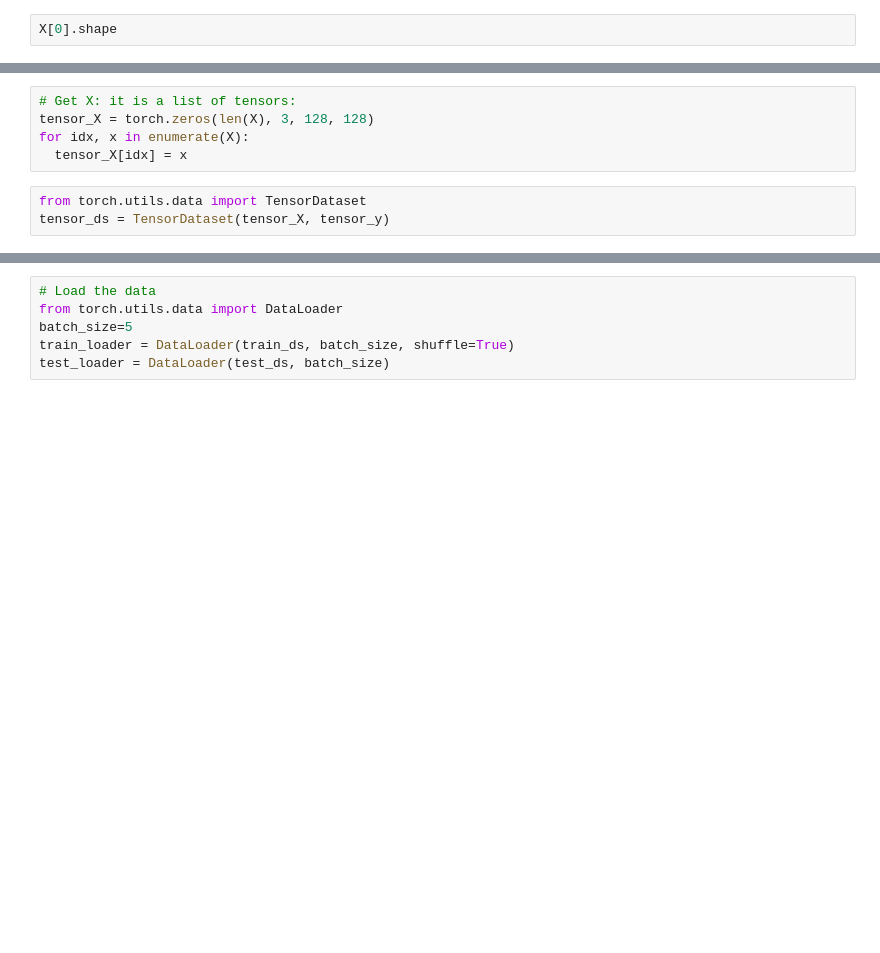
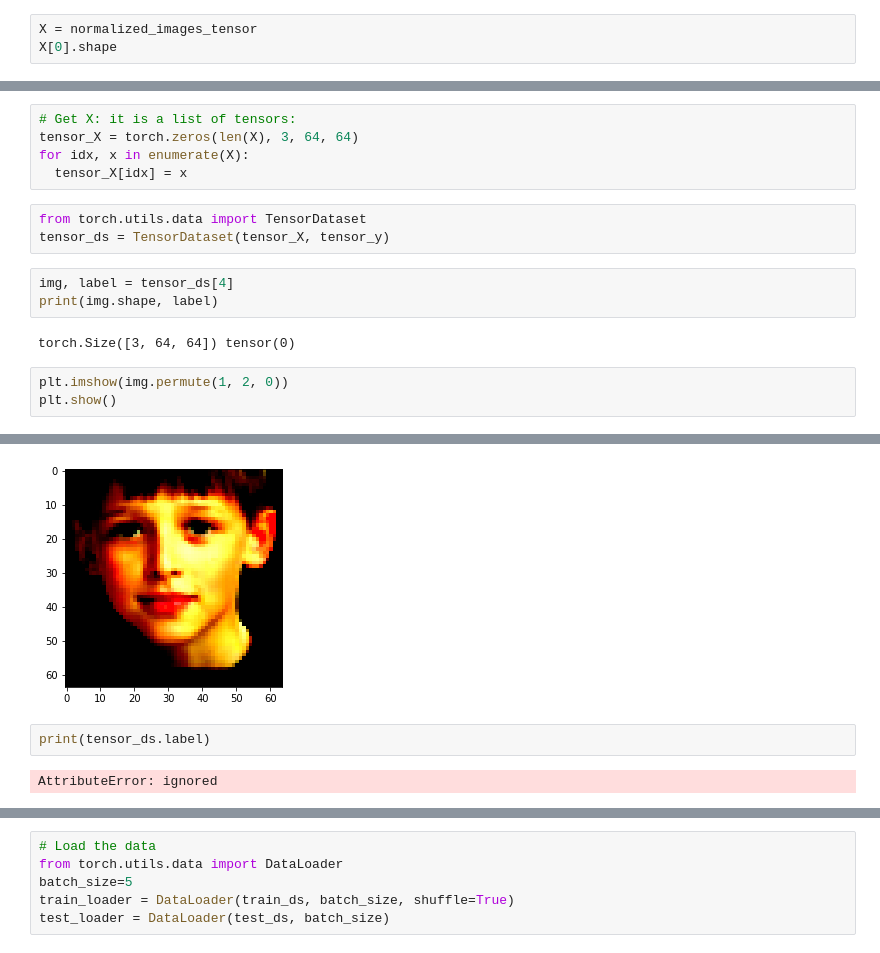
Before and after one commit to variableVG/CV_project, a Jupyter notebook: Data Augmentation.ipynb, the cells around one changed output, grey strips where cells are left out. Drawn from its saved outputs; the diff is of its cells as text; blank space fills up the shorter version.

```diff
--- a/Data Augmentation.ipynb
+++ b/Data Augmentation.ipynb
@@ -314,5 +324,6 @@ Using a TensorDataset:
 tensor_y = np.array(df['gender'][0:10])
 tensor_y = torch.from_numpy(tensor_y)
 # %%
+X = normalized_images_tensor
 X[0].shape
 # %% [output]
@@ -320,8 +331,17 @@ torch.Size([3, 128, 128])
 # %%
 # Get X: it is a list of tensors:
-tensor_X = torch.zeros(len(X), 3, 128, 128)
+tensor_X = torch.zeros(len(X), 3, 64, 64)
 for idx, x in enumerate(X):
   tensor_X[idx] = x
 # %%
 from torch.utils.data import TensorDataset
 tensor_ds = TensorDataset(tensor_X, tensor_y)
+# %%
+img, label = tensor_ds[4]
+print(img.shape, label)
+# %% [output]
+torch.Size([3, 64, 64]) tensor(0)
+# %%
+plt.imshow(img.permute(1, 2, 0))
+plt.show()
+# %% [output]
@@ -328,3 +349,8 @@ tensor_ds = TensorDataset(tensor_X, tensor_y)
+[figure, added]
+# %%
+print(tensor_ds.label)
+# %% [output]
+AttributeError: ignored
 # %%
 # split dataset with PyTorch
 from torch.utils.data import random_split
```
Also changed, not shown: parts of 18 cells of this notebook.
